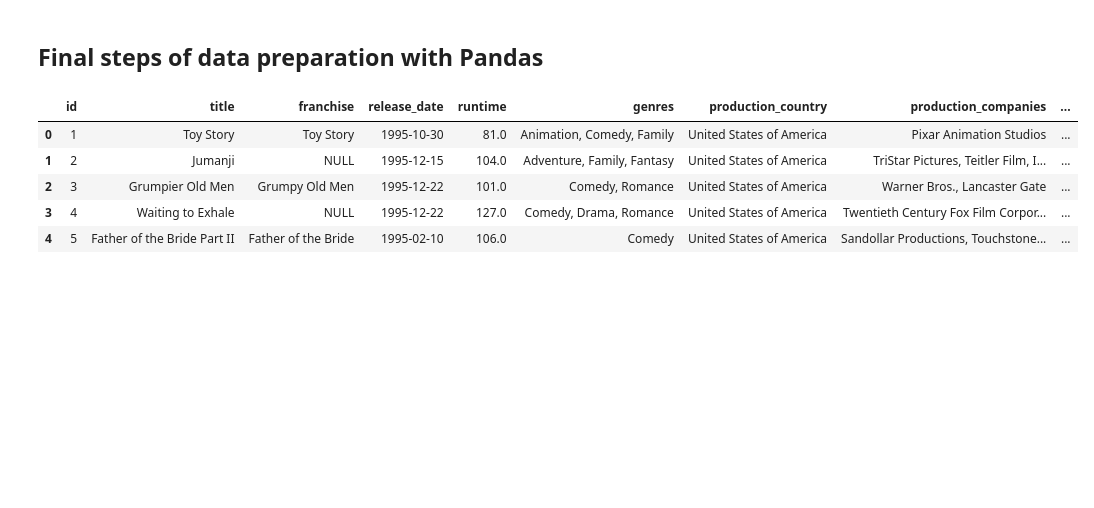
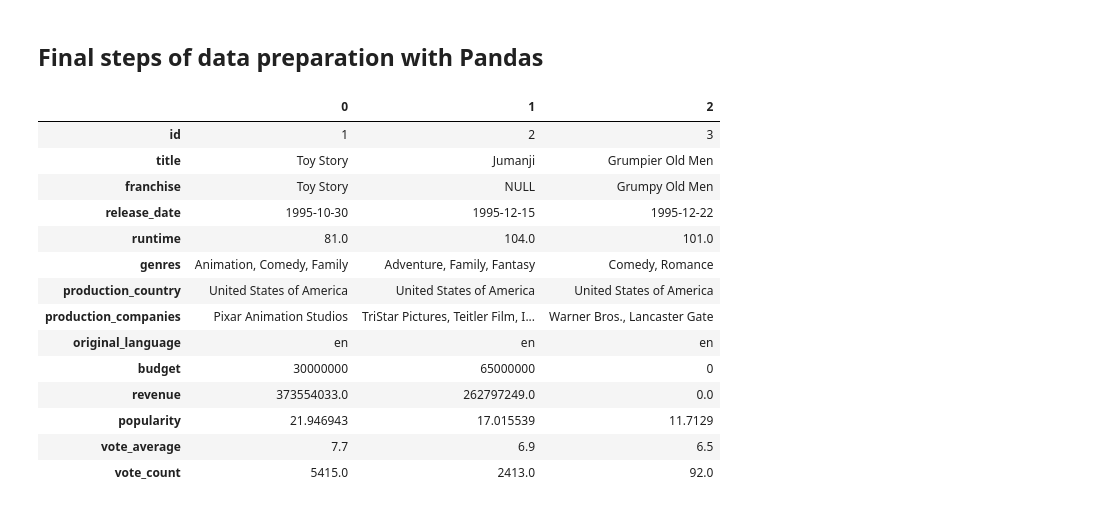
Before and after one commit to SanAntonik/MRS, a Jupyter notebook: analyze.ipynb, the cells around one changed output. Cells and saved outputs as stored; diff of their text form; code cells hidden in the pictures; blank space fills up the shorter version.

```diff
--- a/analyze.ipynb
+++ b/analyze.ipynb
@@ -367,28 +367,37 @@ Time to add index col and rearrange columns a little bit because I'm not happy w
 # %%
 # add index column
 df["id"] = range(1, len(df) + 1)
 new_cols_order = [
     "id",
     "title",
     "franchise",
     "release_date",
     "runtime",
     "genres",
     "production_country",
     "production_companies",
     "original_language",
     "budget",
     "revenue",
     "popularity",
     "vote_average",
     "vote_count"
 ]
 df = df[new_cols_order]
-df.head()
+df.head(3).transpose()
 # %% [output]
-|  | id | title | franchise | release_date | runtime | genres | production_country | production_companies | ... |
-| 0 | 1 | Toy Story | Toy Story | 1995-10-30 | 81.0 | Animation, Comedy, Family | United States of America | Pixar Animation Studios | ... |
-| 1 | 2 | Jumanji | NULL | 1995-12-15 | 104.0 | Adventure, Family, Fantasy | United States of America | TriStar Pictures, Teitler Film, I... | ... |
-| 2 | 3 | Grumpier Old Men | Grumpy Old Men | 1995-12-22 | 101.0 | Comedy, Romance | United States of America | Warner Bros., Lancaster Gate | ... |
-| 3 | 4 | Waiting to Exhale | NULL | 1995-12-22 | 127.0 | Comedy, Drama, Romance | United States of America | Twentieth Century Fox Film Corpor... | ... |
-| 4 | 5 | Father of the Bride Part II | Father of the Bride | 1995-02-10 | 106.0 | Comedy | United States of America | Sandollar Productions, Touchstone... | ... |
+|  | 0 | 1 | 2 |
+| id | 1 | 2 | 3 |
+| title | Toy Story | Jumanji | Grumpier Old Men |
+| franchise | Toy Story | NULL | Grumpy Old Men |
+| release_date | 1995-10-30 | 1995-12-15 | 1995-12-22 |
+| runtime | 81.0 | 104.0 | 101.0 |
+| genres | Animation, Comedy, Family | Adventure, Family, Fantasy | Comedy, Romance |
+| production_country | United States of America | United States of America | United States of America |
+| production_companies | Pixar Animation Studios | TriStar Pictures, Teitler Film, I... | Warner Bros., Lancaster Gate |
+| original_language | en | en | en |
+| budget | 30000000 | 65000000 | 0 |
+| revenue | 373554033.0 | 262797249.0 | 0.0 |
+| popularity | 21.946943 | 17.015539 | 11.7129 |
+| vote_average | 7.7 | 6.9 | 6.5 |
+| vote_count | 5415.0 | 2413.0 | 92.0 |
```
Also changed, not shown: parts of 3 cells of this notebook.
